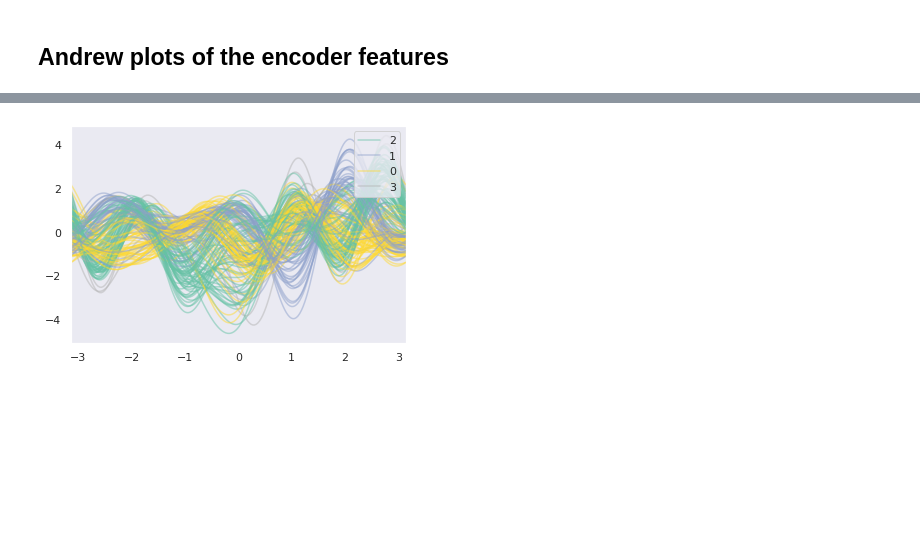
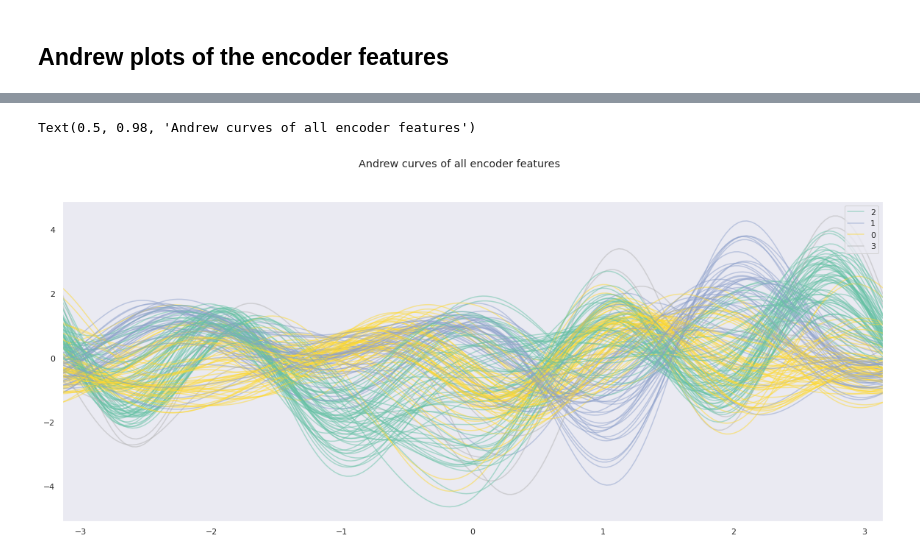
Before and after one commit to sqrx-mckl/driver_behaviour, a Jupyter notebook: notebooks/5_cluster_analysis.ipynb, the cells around one changed output, grey strips where cells are left out. Drawn from its saved outputs; the diff is of its cells as text; code cells hidden in the pictures; blank space fills up the shorter version.

```diff
--- a/notebooks/5_cluster_analysis.ipynb
+++ b/notebooks/5_cluster_analysis.ipynb
@@ -1,7 +1,5 @@
 # %%
 import pandas as pd
-import dask.dataframe as dd
-from dask.diagnostics import ProgressBar
 import numpy as np
 
 from pprint import pprint
@@ -23,7 +21,7 @@ tqdm.pandas()
 sns.set_style('darkgrid')
 sns.set_context('notebook')
 
-pd.set_option('max_columns', None)
+# pd.set_option('max_columns', None)
 # %%
 folderpath = Path('data/UAH-DRIVESET-v1/')
 # %% [markdown]
@@ -240,13 +246,17 @@ In the trajectory plot, the cluster are a bit more visible with **0** and **1**
 # %%
 df_andrew = dfout[ dfout.columns[dfout.columns.str.contains('encode')].tolist() + ['cluster'] ]
 display(df_andrew.head())
+
+fig = plt.figure(figsize=(20,8))
 pd.plotting.andrews_curves(df_andrew, 'cluster', alpha=0.5, colormap='Set2');
+fig.suptitle('Andrew curves of all encoder features')
 # %% [output]
 |  | encode_0 | encode_1 | encode_2 | encode_3 | encode_4 | encode_5 | encode_6 | encode_7 | cluster |
 | corner_select |  |  |  |  |  |  |  |  |  |
 | 12km-D5-AGGRESSIVE-SECONDARY28x41 | 0.044137 | 0.717148 | -0.910041 | 0.136094 | -0.142731 | 0.942378 | 0.169816 | -1.096735 | 2 |
 | 12km-D5-AGGRESSIVE-SECONDARY56x01 | 0.530999 | 0.383051 | -0.529608 | 0.101580 | 0.286603 | 0.199557 | 0.831332 | -0.090387 | 2 |
 | 12km-D5-AGGRESSIVE-SECONDARY6x91 | 0.734869 | -0.370584 | -0.845876 | -1.042340 | -0.242826 | -0.055261 | 1.520784 | 0.727375 | 1 |
 | 13km-D1-DROWSY-SECONDARY2x14 | -0.644983 | 0.491528 | -0.238239 | -0.152461 | -0.754647 | -0.244120 | -0.659645 | -0.457272 | 0 |
 | 13km-D1-DROWSY-SECONDARY61x24 | 0.232243 | 0.884134 | -0.785839 | 0.323067 | 0.370795 | 0.924723 | 0.601011 | -0.909765 | 2 |
+Text(0.5, 0.98, 'Andrew curves of all encoder features')
-[figure, old version]
+[figure, new version]
```
Also changed, not shown: parts of 6 cells of this notebook.
